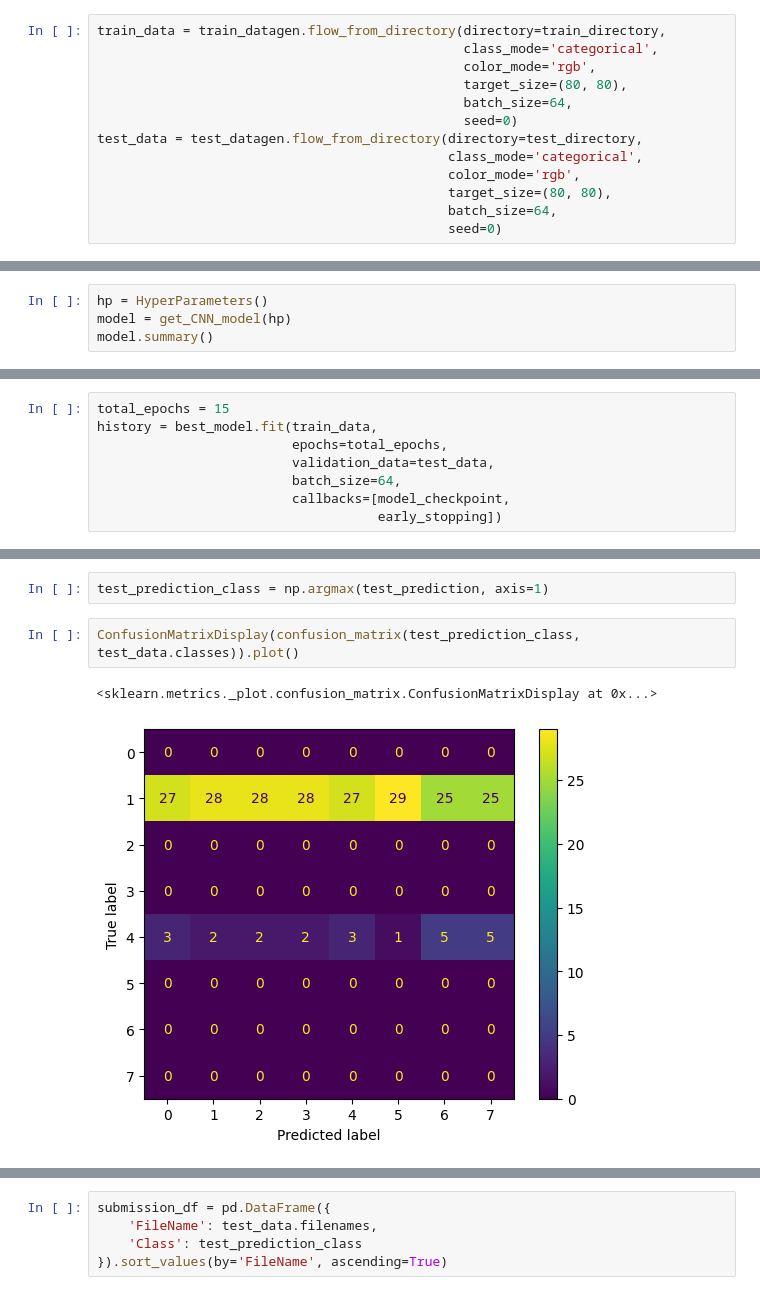
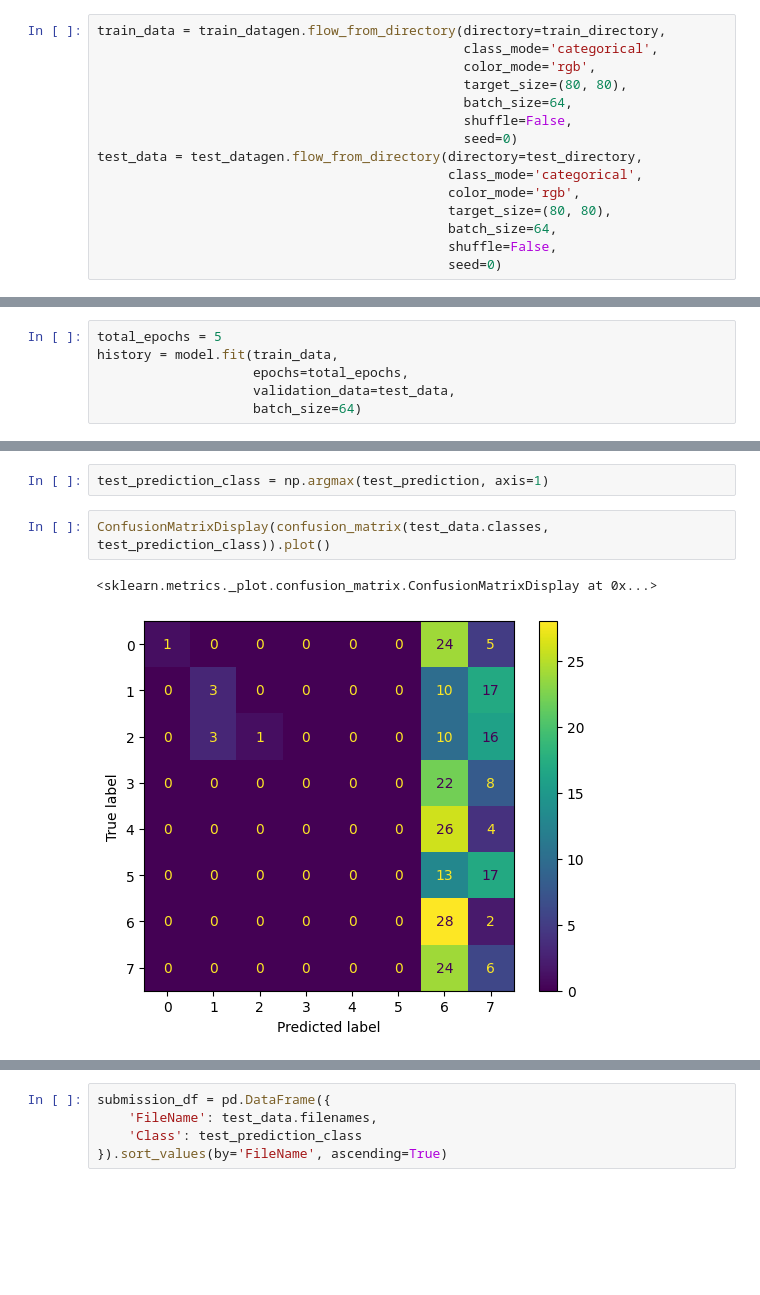
Before and after one commit to AdityaSreevatsaK/The-Neural-Nexus, a Jupyter notebook: a. Jupyter Notebooks/Image Classification - Garbage Dataset - CNN.ipynb, the cells around one changed output, grey strips where cells are left out. Saved outputs shown, nothing was run; the diff lists cells and outputs as text; blank space fills up the shorter version.

Commit message:
[minor] CNN - Garbage Classification - Basic, Hyperparameter tuning and transfer learning.

```diff
--- a/a. Jupyter Notebooks/Image Classification - Garbage Dataset - CNN.ipynb
+++ b/a. Jupyter Notebooks/Image Classification - Garbage Dataset - CNN.ipynb
@@ -40,12 +38,14 @@ train_data = train_datagen.flow_from_directory(directory=train_directory,
                                                color_mode='rgb',
                                                target_size=(80, 80),
                                                batch_size=64,
+                                               shuffle=False,
                                                seed=0)
 test_data = test_datagen.flow_from_directory(directory=test_directory,
                                              class_mode='categorical',
                                              color_mode='rgb',
                                              target_size=(80, 80),
                                              batch_size=64,
+                                             shuffle=False,
                                              seed=0)
 # %% [output]
 Found 960 images belonging to 8 classes.
@@ -105,4 +94,0 @@ def get_CNN_model(hp):
-# %%
-hp = HyperParameters()
-model = get_CNN_model(hp)
-model.summary()
@@ -165,10 +128,8 @@ model_checkpoint = ModelCheckpoint(filepath='best_cnn_model.keras',
                                    verbose=1)
 # %%
-total_epochs = 15
-history = best_model.fit(train_data,
-                         epochs=total_epochs,
-                         validation_data=test_data,
-                         batch_size=64,
-                         callbacks=[model_checkpoint,
-                                    early_stopping])
+total_epochs = 5
+history = model.fit(train_data,
+                    epochs=total_epochs,
+                    validation_data=test_data,
+                    batch_size=64)
 # %% [output]
@@ -240,8 +190,8 @@ test_prediction = model.predict(test_data)
 # %%
 test_prediction_class = np.argmax(test_prediction, axis=1)
 # %%
-ConfusionMatrixDisplay(confusion_matrix(test_prediction_class, test_data.classes)).plot()
+ConfusionMatrixDisplay(confusion_matrix(test_data.classes, test_prediction_class)).plot()
 # %% [output]
 <sklearn.metrics._plot.confusion_matrix.ConfusionMatrixDisplay at 0x...>
-[figure, old version]
+[figure, new version]
 # %%
```
Also changed, not shown: parts of 18 cells of this notebook, 6 other files.
